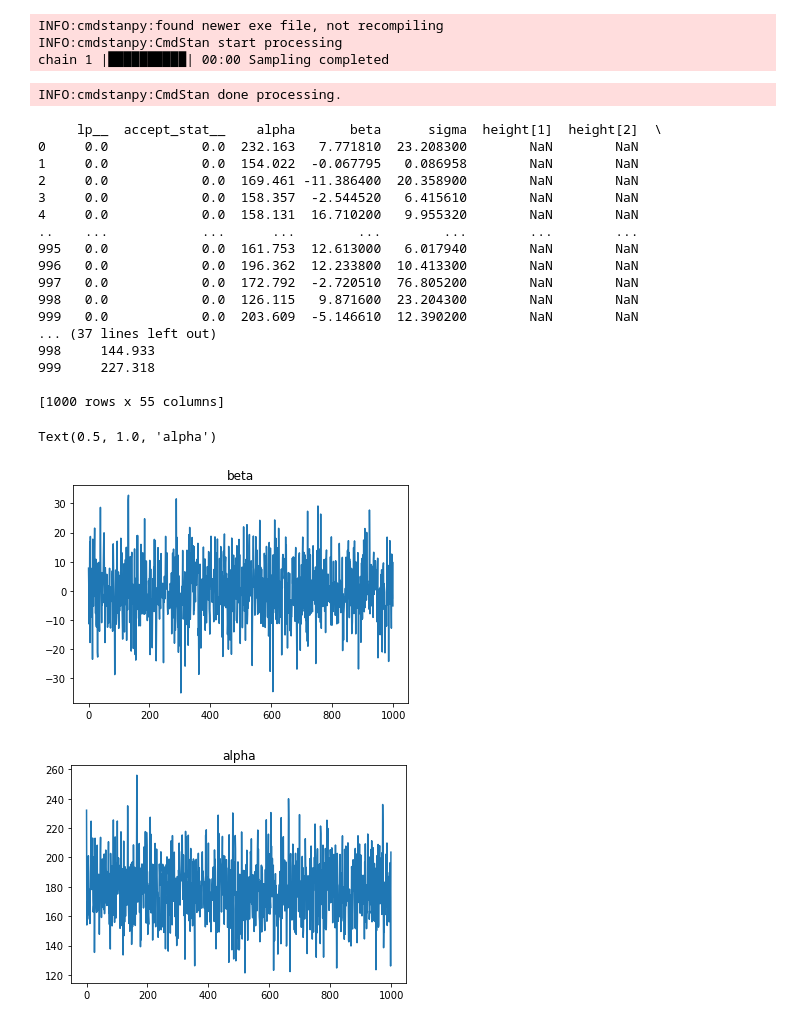
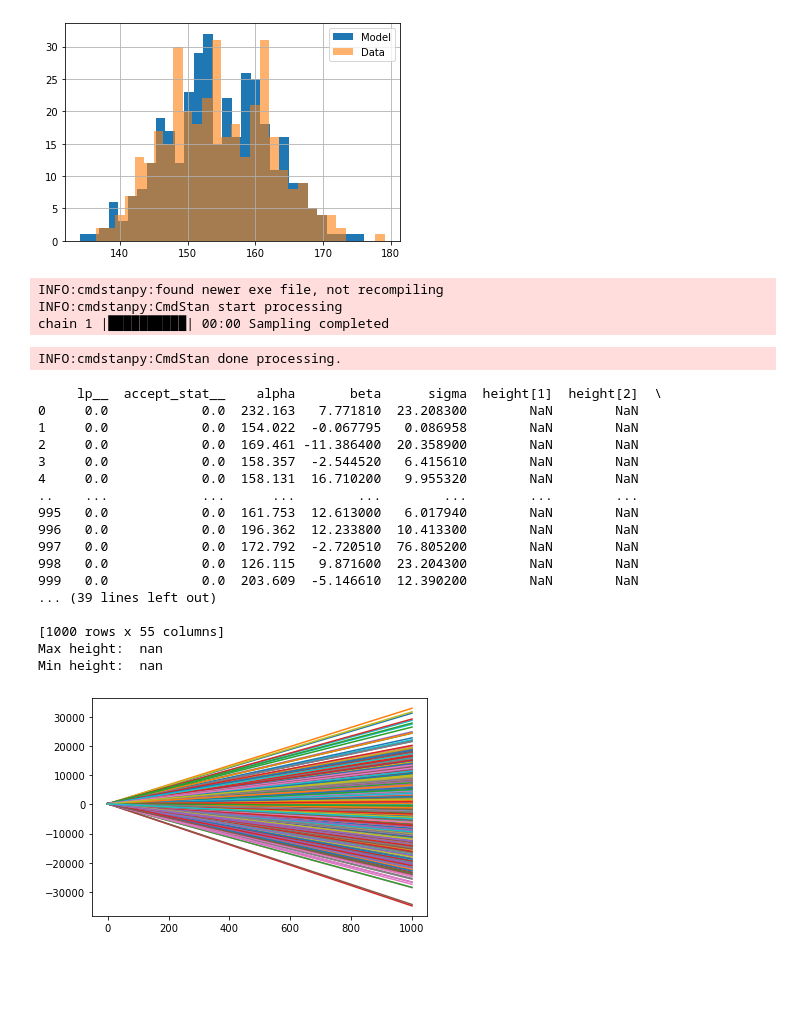
Before and after one commit to Brudzisz/Brudzisz_data_analytics, a Jupyter notebook: lab4/lab4.ipynb, the cells around one changed output. Saved outputs shown, nothing was run; the diff lists cells and outputs as text; code cells hidden in the pictures; blank space fills up the shorter version.

```diff
--- a/lab4/lab4.ipynb
+++ b/lab4/lab4.ipynb
@@ -126,7 +141,18 @@ INFO:cmdstanpy:CmdStan done processing.
+# %%
+
+#2. Plot histograms of data and simulated heights and evaluate the quality of model.
+plt.figure(6)
+df2.tail(len(d))["height"].hist(bins = bins)
+d["height"].hist(bins = bins, alpha = 0.6)
+plt.legend(["Model", "Data"])
+plt.show()
+# %% [output]
+[figure, added]
 # %%
-#Task 4: Prior predictive checks
+#ADDING PREDICTOR TO THE MODEL - WEIGHT
+mean = sum(d['weight']) / len(d['weight'])
+d['c_weight'] = d['weight'] - mean
 
-#ADDING PREDICTOR TO THE MODEL - WEIGHT
 model_pcc = CmdStanModel(stan_file="height_2a_ppc.stan")
 R = 1000
 data_sim = {"N": 50, "weight": np.linspace(d.c_weight.min(), d.c_weight.max())}
@@ -134,41 +160,43 @@ sim = model_pcc.sample(data = data_sim,
                         iter_sampling=R,
                         iter_warmup=0,
                         chains = 1,
                         refresh=R,
                         fixed_param=True,
                         seed=29042020)
 
 
+#Task 4: Prior predictive checks
+
+#1. Plot lines for each sampled slope beta and intercept alpha, verify if
+# possible predicted heights are consistent with minimum (0) and maximum
+# (check Wikipedia) heights observed in nature.
+
 df4 = sim.draws_pd()
 print(df4)
 
-df4['beta'].hist(bins = 50)
-plt.title("beta")
-plt.figure()
-df4['alpha'].hist(bins = 50)
-plt.title("alpha")
+plot_lines(df4)
+print('Max height: ', np.max(sim.stan_variable('height')))
+print('Min height: ', np.min(sim.stan_variable('height')))
 # %% [output]
 INFO:cmdstanpy:found newer exe file, not recompiling
 INFO:cmdstanpy:CmdStan start processing
 chain 1 |██████████| 00:00 Sampling completed
 INFO:cmdstanpy:CmdStan done processing.
      lp__  accept_stat__    alpha       beta      sigma  height[1]  height[2]  \
 0     0.0            0.0  232.163   7.771810  23.208300        NaN        NaN
 1     0.0            0.0  154.022  -0.067795   0.086958        NaN        NaN
 2     0.0            0.0  169.461 -11.386400  20.358900        NaN        NaN
 3     0.0            0.0  158.357  -2.544520   6.415610        NaN        NaN
 4     0.0            0.0  158.131  16.710200   9.955320        NaN        NaN
 ..    ...            ...      ...        ...        ...        ...        ...
 995   0.0            0.0  161.753  12.613000   6.017940        NaN        NaN
 996   0.0            0.0  196.362  12.233800  10.413300        NaN        NaN
 997   0.0            0.0  172.792  -2.720510  76.805200        NaN        NaN
 998   0.0            0.0  126.115   9.871600  23.204300        NaN        NaN
 999   0.0            0.0  203.609  -5.146610  12.390200        NaN        NaN
-... (37 lines left out)
-998     144.933
-999     227.318
+... (39 lines left out)
 
 [1000 rows x 55 columns]
+Max height:  nan
+Min height:  nan
-Text(0.5, 1.0, 'alpha')
-[figure, old version]
+[figure, new version]
-[figure, removed]
```
Also changed, not shown: parts of 13 cells of this notebook.
